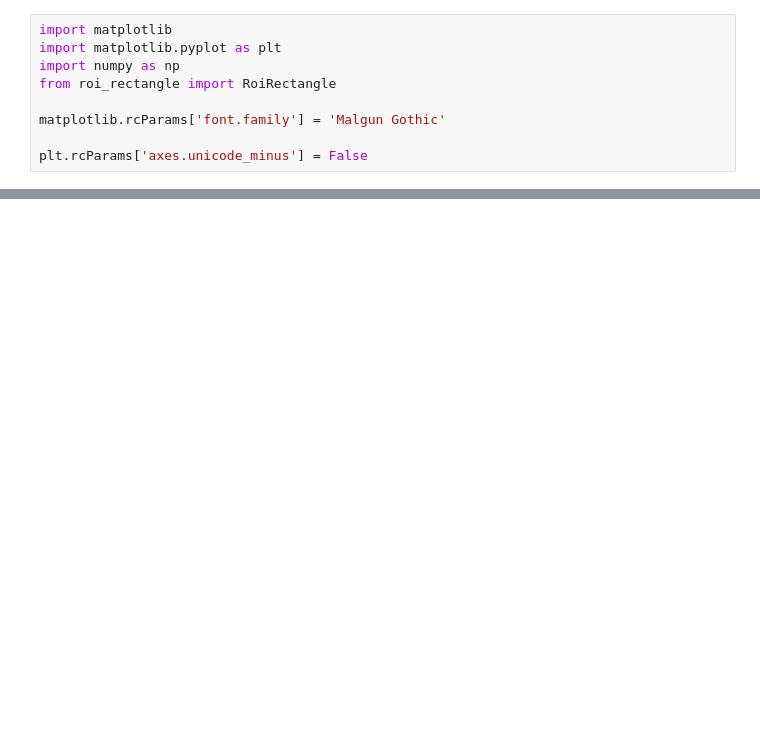
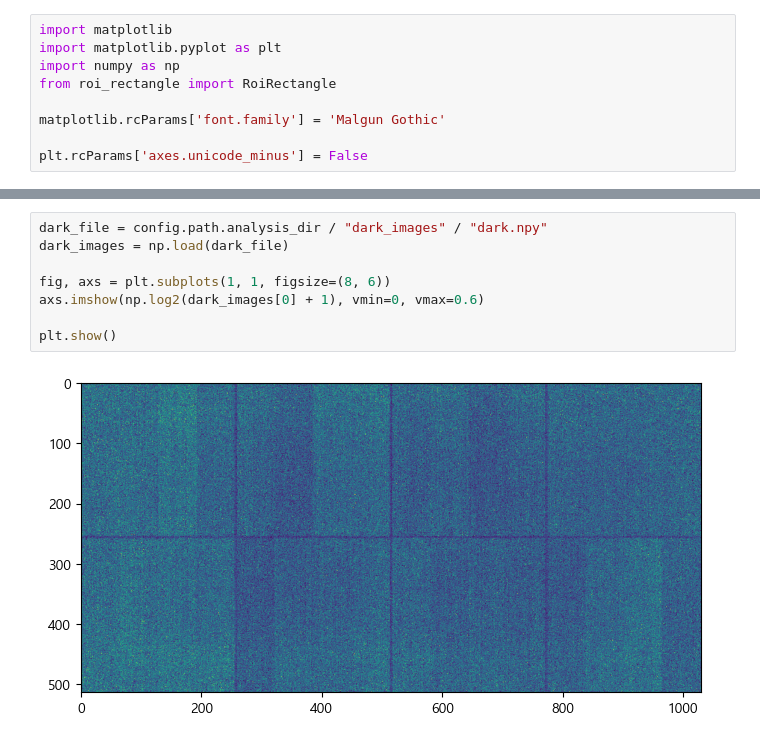
Before and after one commit to SJB7777/CordaX, a Jupyter notebook: notebooks/glamp.ipynb, the cells around one changed output, grey strips where cells are left out. Saved outputs shown, nothing was run; the diff lists cells and outputs as text; blank space fills up the shorter version.

```diff
--- a/notebooks/glamp.ipynb
+++ b/notebooks/glamp.ipynb
@@ -49 +72,11 @@ fig.savefig('high_res_plot.png', dpi=300)
 [figure]
+# %%
+dark_file = config.path.analysis_dir / "dark_images" / "dark.npy"
+dark_images = np.load(dark_file)
+
+fig, axs = plt.subplots(1, 1, figsize=(8, 6))
+axs.imshow(np.log2(dark_images[0] + 1), vmin=0, vmax=0.6)
+
+plt.show()
+# %% [output]
+[figure, added]
```
Also changed, not shown: parts of 14 cells of this notebook, 1 other file.
